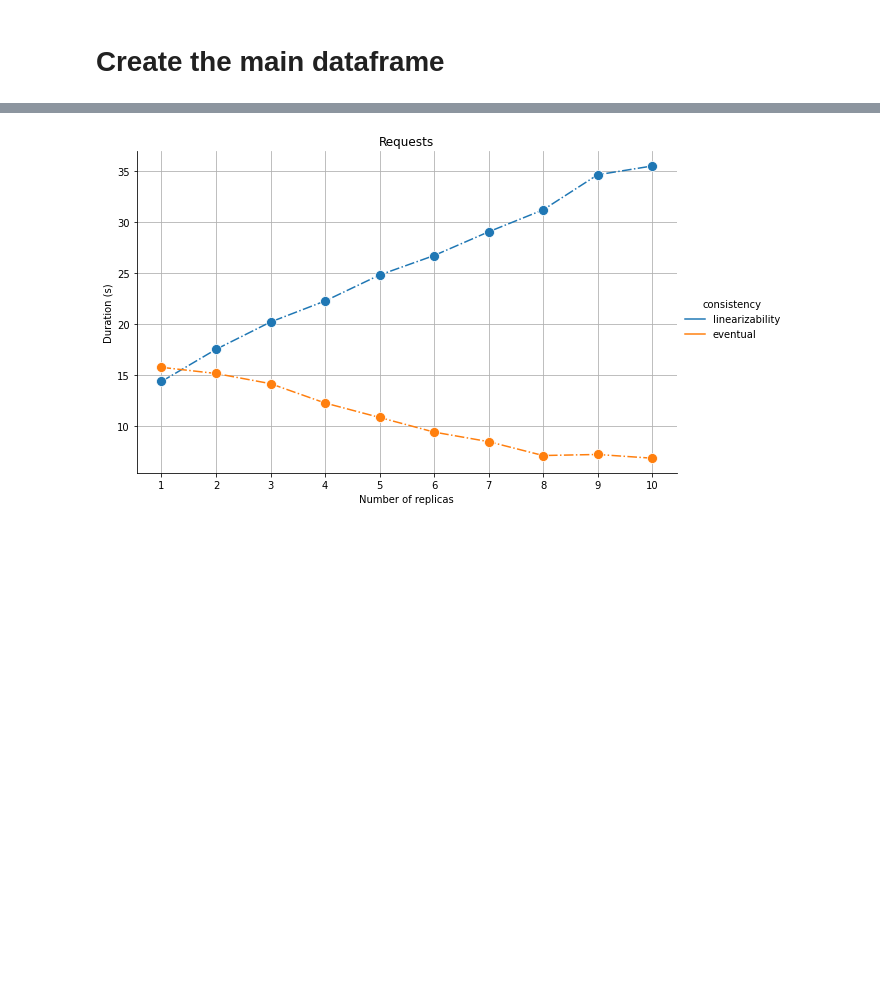
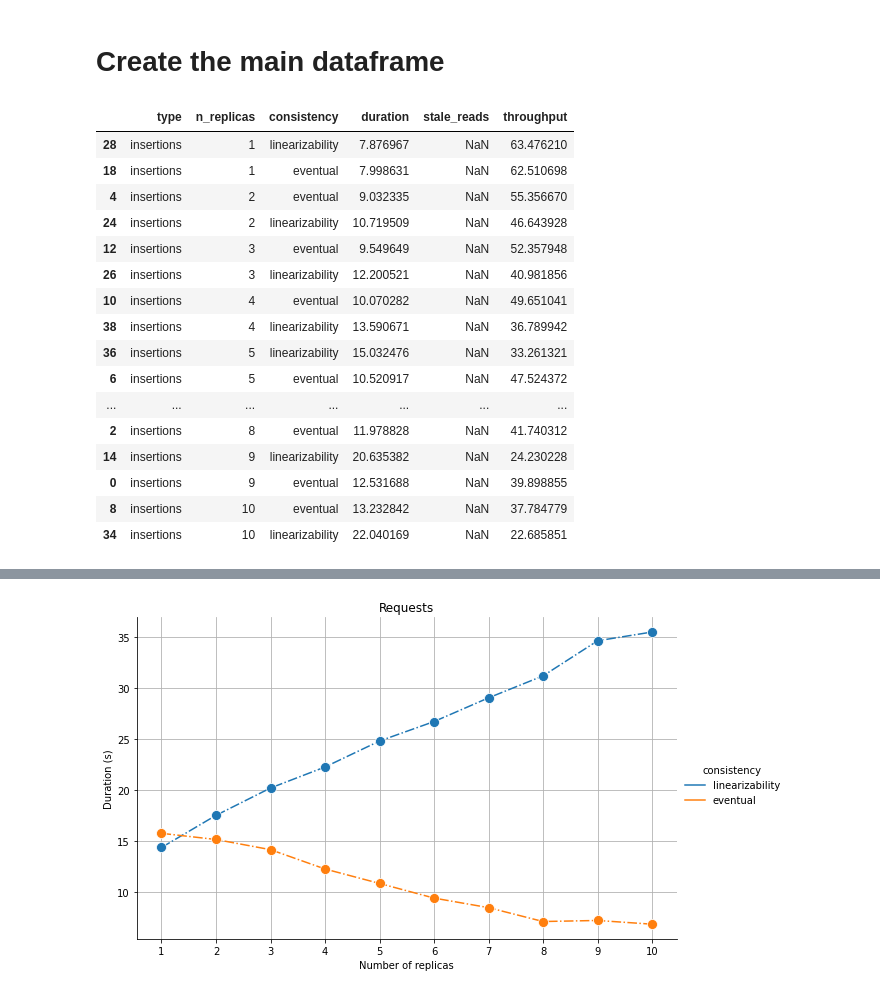
Before and after one commit to mstou/ToyChord, a Jupyter notebook: Analysis.ipynb, the cells around one changed output, grey strips where cells are left out. Cells and saved outputs as stored; diff of their text form; code cells hidden in the pictures; blank space fills up the shorter version.

```diff
--- a/Analysis.ipynb
+++ b/Analysis.ipynb
@@ -113,6 +115,26 @@ df = df.sort_values('n_replicas')
 df_insertions = df[df['type'] == 'insertions']
 df_queries = df[df['type'] == 'queries']
 df_requests = df[df['type'] == 'requests']
+# %%
+df_insertions
+# %% [output]
+|  | type | n_replicas | consistency | duration | stale_reads | throughput |
+| 28 | insertions | 1 | linearizability | 7.876967 | NaN | 63.476210 |
+| 18 | insertions | 1 | eventual | 7.998631 | NaN | 62.510698 |
+| 4 | insertions | 2 | eventual | 9.032335 | NaN | 55.356670 |
+| 24 | insertions | 2 | linearizability | 10.719509 | NaN | 46.643928 |
+| 12 | insertions | 3 | eventual | 9.549649 | NaN | 52.357948 |
+| 26 | insertions | 3 | linearizability | 12.200521 | NaN | 40.981856 |
+| 10 | insertions | 4 | eventual | 10.070282 | NaN | 49.651041 |
+| 38 | insertions | 4 | linearizability | 13.590671 | NaN | 36.789942 |
+| 36 | insertions | 5 | linearizability | 15.032476 | NaN | 33.261321 |
+| 6 | insertions | 5 | eventual | 10.520917 | NaN | 47.524372 |
+| ... | ... | ... | ... | ... | ... | ... |
+| 2 | insertions | 8 | eventual | 11.978828 | NaN | 41.740312 |
+| 14 | insertions | 9 | linearizability | 20.635382 | NaN | 24.230228 |
+| 0 | insertions | 9 | eventual | 12.531688 | NaN | 39.898855 |
+| 8 | insertions | 10 | eventual | 13.232842 | NaN | 37.784779 |
+| 34 | insertions | 10 | linearizability | 22.040169 | NaN | 22.685851 |
 # %%
 df_requests
 # %% [output]
```
Also changed, not shown: parts of 6 cells of this notebook, 2 other files.
